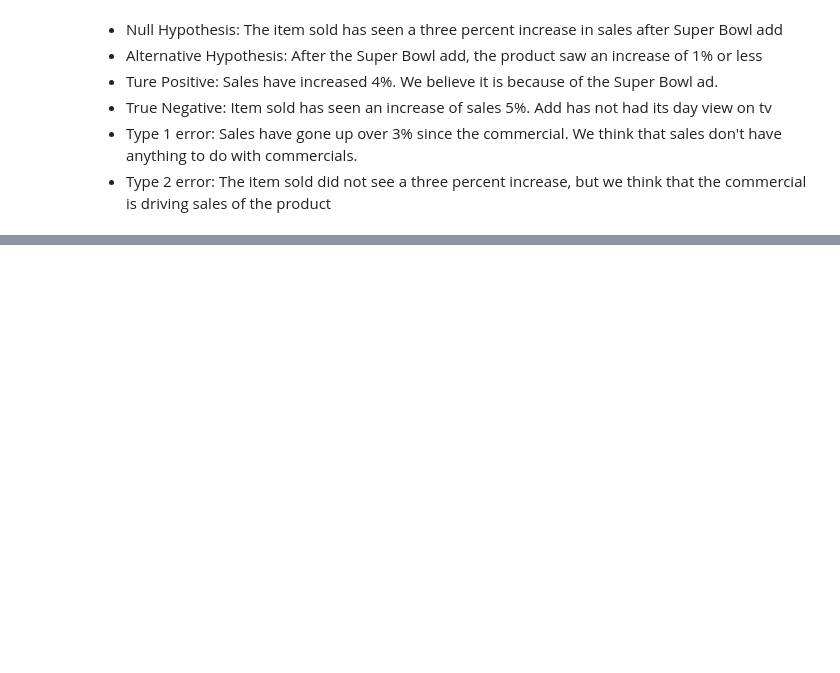
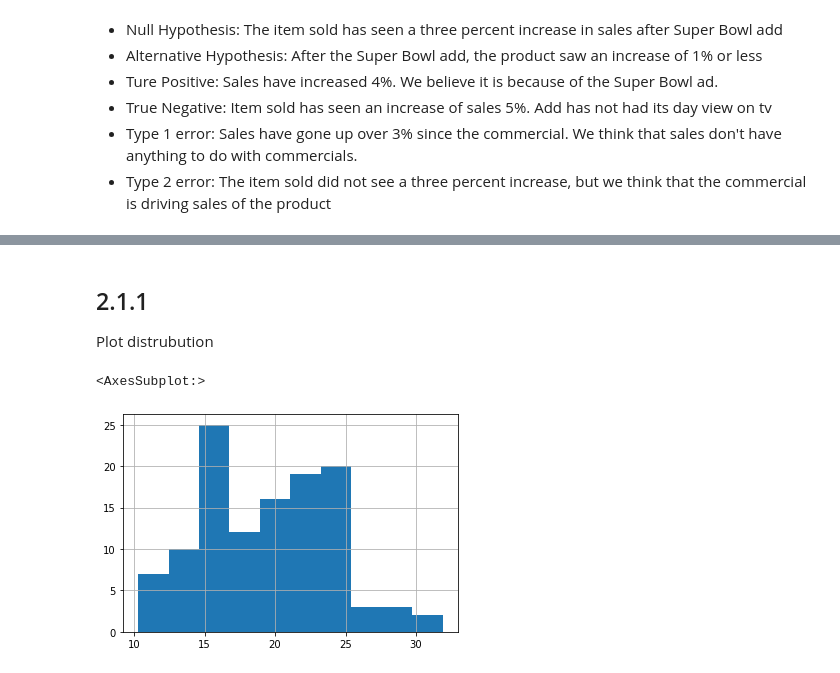
Before and after one commit to VelasquezAlejandro044/statistics-exercises, a Jupyter notebook: hypothesis_testing.ipynb, the cells around one changed output, grey strips where cells are left out. Saved outputs shown, nothing was run; the diff lists cells and outputs as text; code cells hidden in the pictures; blank space fills up the shorter version.

```diff
--- a/hypothesis_testing.ipynb
+++ b/hypothesis_testing.ipynb
@@ -37,0 +95,3 @@ Is our television ad driving more sales?
+# %%
+mpg = data('mpg')
+mpg.head()
@@ -37,0 +119,4 @@ Is our television ad driving more sales?
+# %%
+# Harmonig mean is appropiate if the data values are ratios
+mpg["avg_fuel"] = stats.hmean(mpg[['cty', 'hwy']], axis =1)
+mpg.head()
@@ -37,0 +130,11 @@ Is our television ad driving more sales?
+# %%
+ave_2008 = mpg[mpg.year == 2008].avg_fuel
+ave_1999 = mpg[mpg.year == 1999].avg_fuel
+# %% [markdown]
+## 2.1.1
+Plot distrubution
+# %%
+ave_2008.hist()
+# %% [output]
+<AxesSubplot:>
+[figure, added]
```
Also changed, not shown: parts of 75 cells of this notebook, 2 other files.
